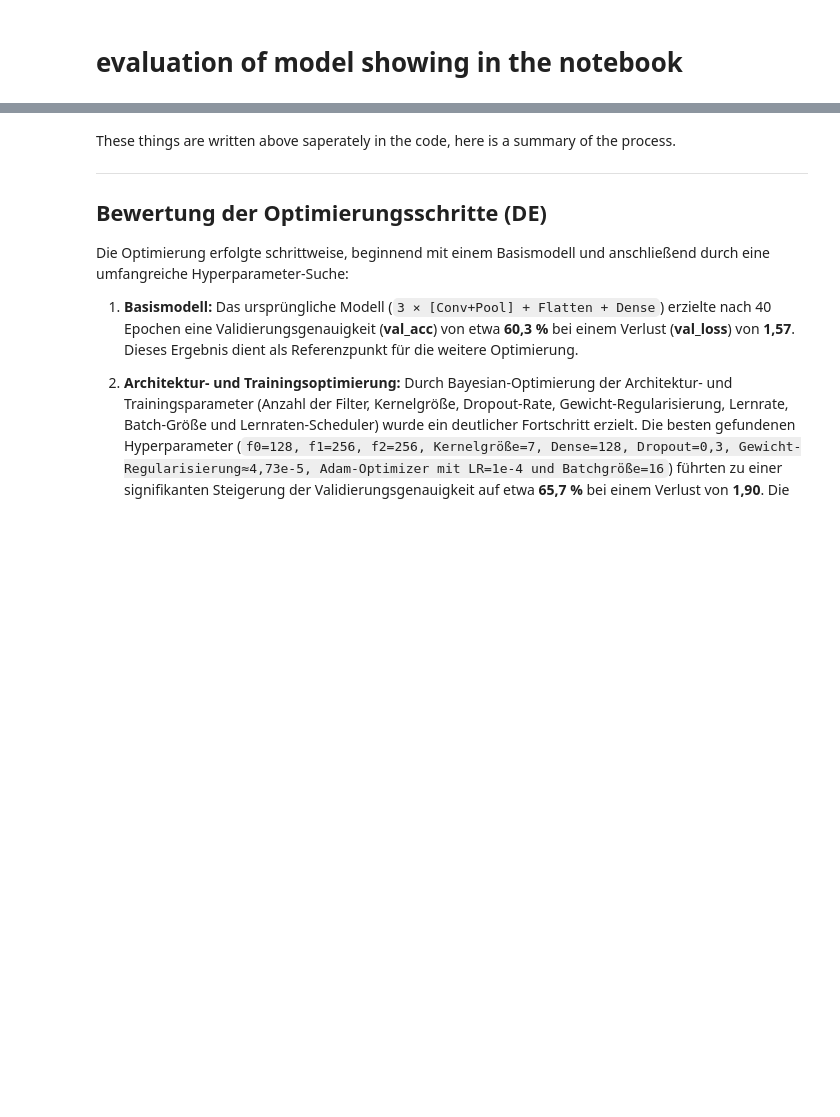
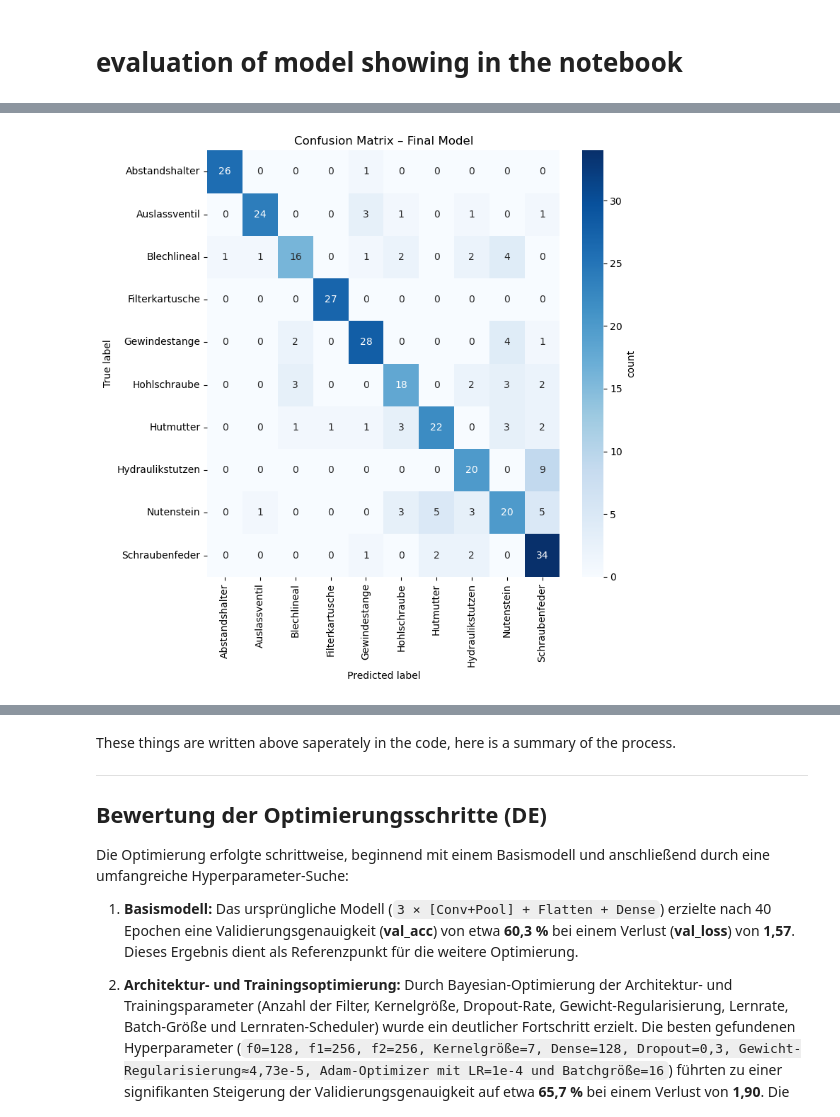
Before and after one commit to CHNCXY/AGBA2, a Jupyter notebook: HA2/Xuanyou_Che_0513868_HA2.ipynb, the cells around one changed output, grey strips where cells are left out. Drawn from its saved outputs; the diff is of its cells as text; code cells hidden in the pictures; blank space fills up the shorter version.

```diff
--- a/HA2/HA2.ipynb
+++ b/HA2/Xuanyou_Che_0513868_HA2.ipynb
@@ -663,70 +696,29 @@ TensorBoard 2.16.2 at http://localhost:6006/ (Press CTRL+C to quit)
 # %% [markdown]
 # evaluation of model showing in the notebook
 # %%
+# 1) Confusion Matrix & Classification Report
 
-import numpy as np
-import matplotlib.pyplot as plt
-import seaborn as sns
-from sklearn.metrics import confusion_matrix, classification_report
-import tensorflow as tf
-
-# Ground-truth & predictions
-# ------------------------------------------------------------------
-# `val_ds` – your prefetched validation dataset
-# `history` – the History object returned by model.fit
-# `model`   – the final trained model
-
-# Grab class names once BEFORE prefetching, then reuse them here
-# (they are identical for train_ds and val_ds):
-class_names = train_ds.class_names
-
+# gather ground truth and predictions
 y_true = np.concatenate([y for _, y in val_ds], axis=0)
 y_pred = model.predict(val_ds, verbose=0).argmax(axis=1)
 
-# Confusion Matrix
-# ------------------------------------------------------------------
+# compute confusion matrix
 cm = confusion_matrix(y_true, y_pred)
-plt.figure(figsize=(8, 8))
-sns.heatmap(
-    cm,
-    annot=True,
-    fmt="d",
-    cmap="Blues",
-    xticklabels=class_names,
-    yticklabels=class_names,
-    cbar_kws=dict(label="count"),
-)
+
+# plot heatmap
+plt.figure(figsize=(8,8))
+sns.heatmap(cm, annot=True, fmt="d", cmap="Blues",
+            xticklabels=class_names, yticklabels=class_names,
+            cbar_kws=dict(label="count"))
 plt.xlabel("Predicted label")
 plt.ylabel("True label")
-plt.title("Confusion Matrix - Final Model")
+plt.title("Confusion Matrix – Final Model")
 plt.tight_layout()
 plt.show()
 
-# Classification Report
-# ------------------------------------------------------------------
-print("Classification report - Final model\n")
-print(
-    classification_report(
-        y_true,
-        y_pred,
-        target_names=class_names,
-        digits=3,
-        zero_division=0,
-    )
-)
-
-
-# Training curves
-# ------------------------------------------------------------------
-plt.figure(figsize=(7, 4))
-plt.plot(history.history["accuracy"],     label="train acc")
-plt.plot(history.history["val_accuracy"], label="val acc")
-plt.plot(history.history["loss"],         label="train loss", ls="--")
-plt.plot(history.history["val_loss"],     label="val loss",   ls="--")
-plt.xlabel("Epoch")
-plt.ylabel("Metric")
-plt.title("Training Curves - Final Model")
-plt.legend()
-plt.grid(alpha=.3)
-plt.tight_layout()
-plt.show()
+# print classification report
+print("Classification Report – Final Model\n")
+print(classification_report(
+    y_true, y_pred, target_names=class_names, digits=3, zero_division=0
+))
+# %% [output]
@@ -732,0 +726 @@ plt.show()
+[figure, added]
```
Also changed, not shown: parts of 5 cells of this notebook, 13 other files.
